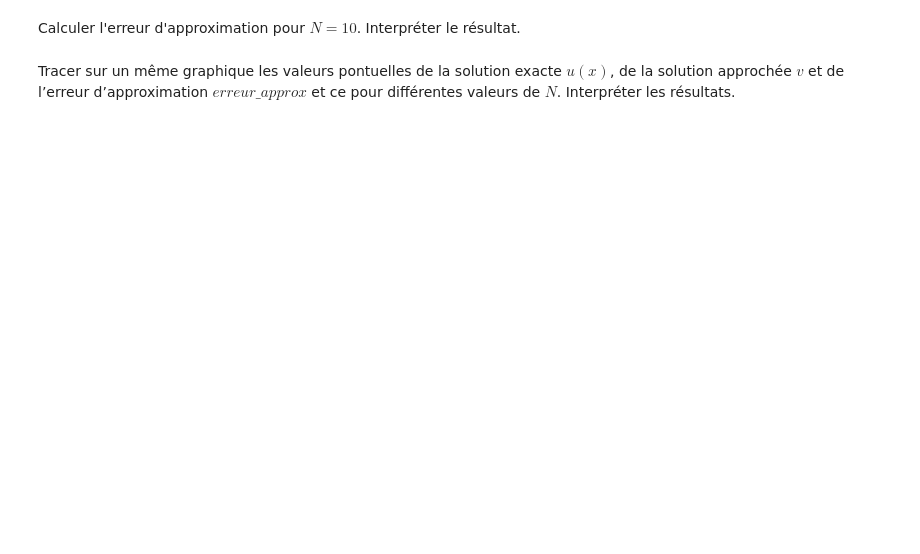
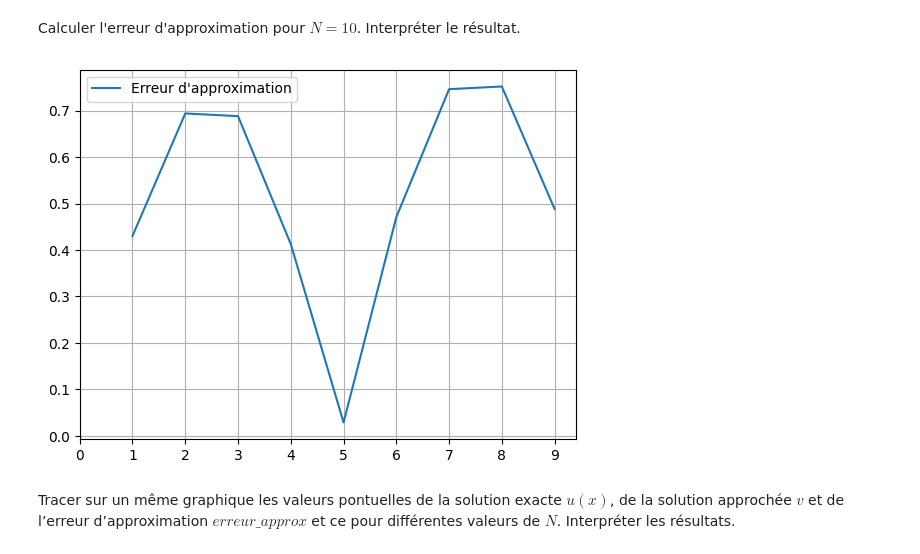
Before and after one commit to jordanlavenant/polytech, a Jupyter notebook: algorithmie_numerique/TPs/LAVENANT_TP4.ipynb, the cells around one changed output. Cells and saved outputs as stored; diff of their text form; code cells hidden in the pictures; blank space fills up the shorter version.

```diff
--- a/algorithmie_numerique/TPs/LAVENANT_TP4.ipynb
+++ b/algorithmie_numerique/TPs/LAVENANT_TP4.ipynb
@@ -312,5 +330,16 @@ Calculer l'erreur d'approximation pour $N=20$: $$erreur\_approx = \max_i |  v_i
 # %% [markdown]
 Calculer l'erreur d'approximation pour $N=10$. Interpréter le résultat.
+# %%
+N = 10
+
+v = calcul_v(N)
+x, sol_exact = calcul_sol_exact(N)
+
+erreur_aprox = np.abs(v - sol_exact[1:N])
+
+affichageErreurApprox(N, erreur_aprox)
+# %% [output]
+[figure, added]
 # %% [markdown]
 Tracer sur un même graphique les valeurs pontuelles de la solution
 exacte $u(x)$, de la solution approchée $v$ et de l’erreur
```
Also changed, not shown: parts of 2 cells of this notebook, 3 other files.
